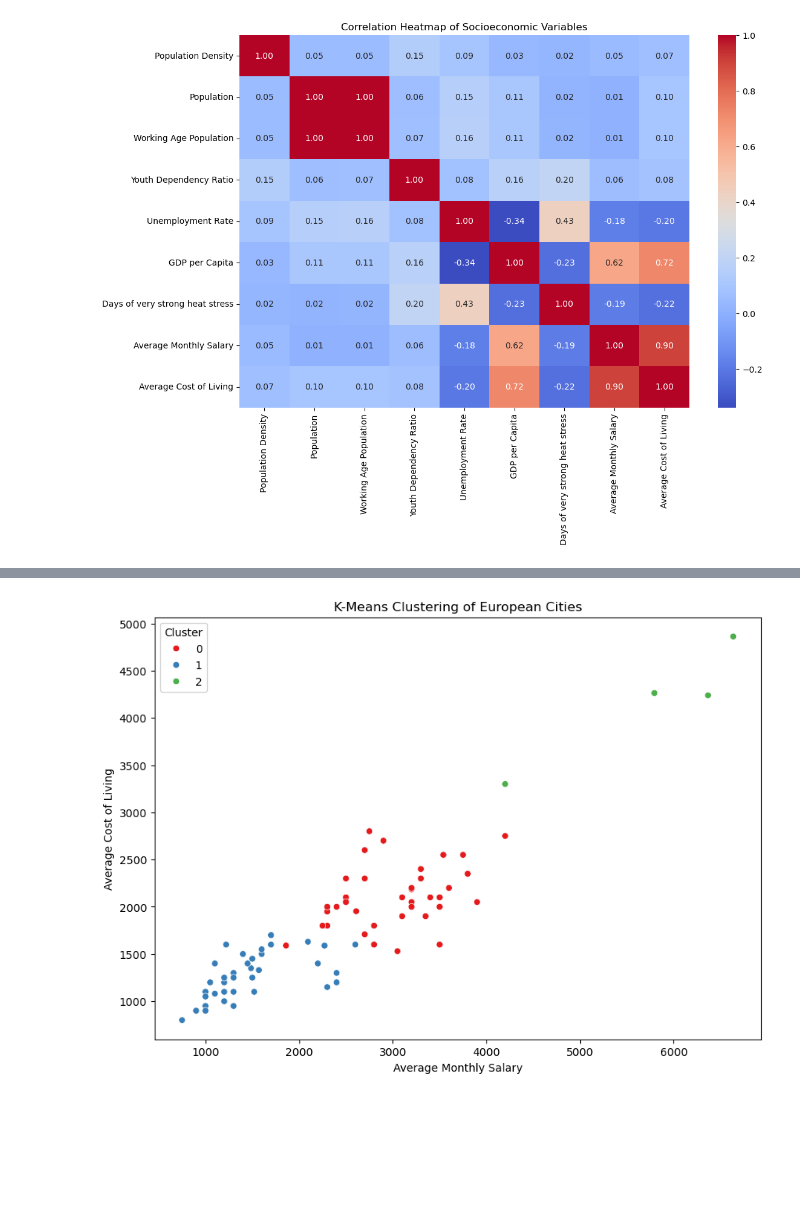
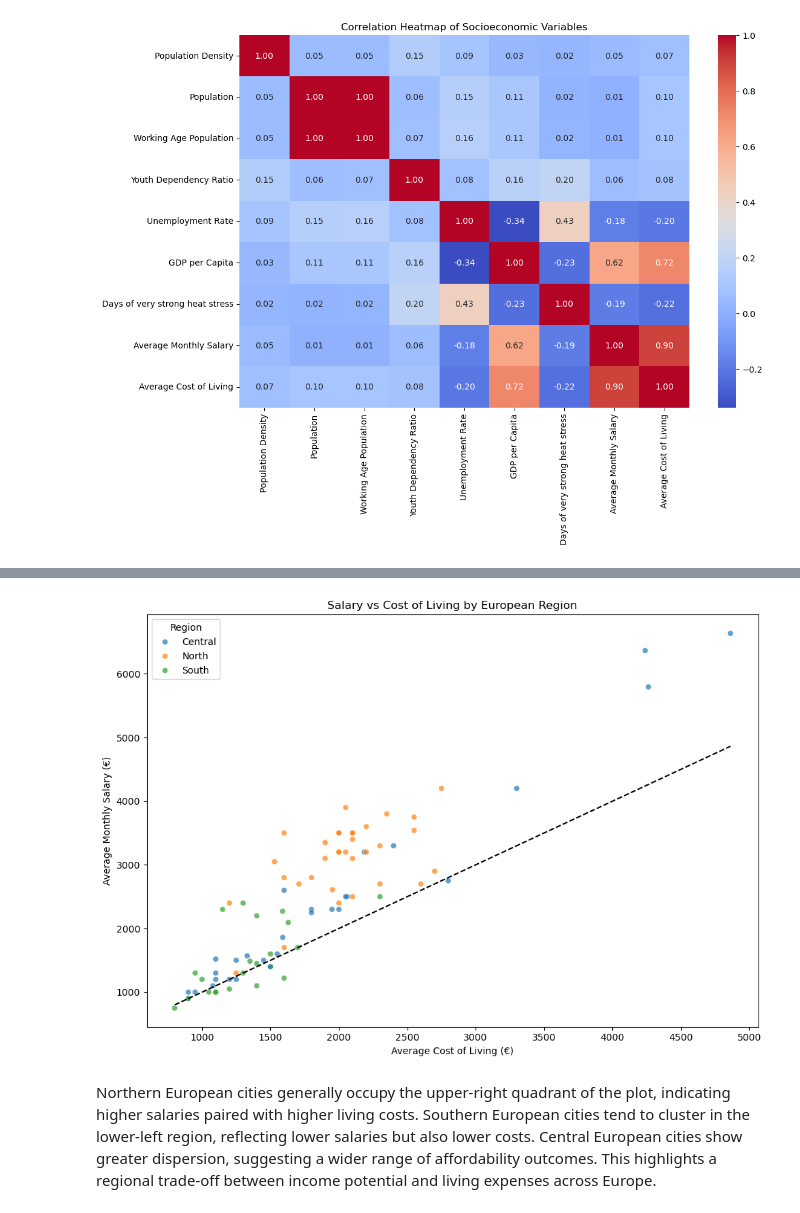
Before and after one commit to UniProjects171/Programming-for-Data-Science, a Jupyter notebook: Project_PDS.ipynb, the cells around one changed output, grey strips where cells are left out. Cells and saved outputs as stored; diff of their text form; code cells hidden in the pictures; blank space fills up the shorter version.

```diff
--- a/Project_PDS.ipynb
+++ b/Project_PDS.ipynb
@@ -526,18 +460,11 @@ plt.show()
 # %%
-
 #insight 2
-
-
-data["Salary_to_Cost_Ratio"] = data["Average Monthly Salary"] / data["Average Cost of Living"]
-
-
 plt.figure(figsize=(8,5))
 sns.histplot(data["Salary_to_Cost_Ratio"], kde=True, bins=15)
+plt.axvline(1, linestyle="--", color="black")
 plt.title("Distribution of Salary-to-Cost Ratio")
 plt.xlabel("Salary / Cost of Living")
 plt.ylabel("Number of Cities")
+plt.tight_layout()
 plt.show()
-
-
-data[["City", "Salary_to_Cost_Ratio"]].sort_values(by="Salary_to_Cost_Ratio", ascending=False).head()
 # %% [output]
@@ -678,7 +614,0 @@ scrape_with_relaxed_search('Madrid')
-# %%
-def find_city_page_force(city):
-    url = f"https://en.wikipedia.org/wiki/{city.replace(' ', '_')}"
-    return url
-lat, lon = get_coordinates(find_city_page_force("Madrid"))
-print(lat, lon)
-data.loc[data['City'] == 'Madrid', ['Latitude','Longitude']] = [lat, lon]
@@ -910,13 +857,26 @@ cluster_features["City"] = data.loc[cluster_features.index, "City"]
 # %%
-plt.figure(figsize=(10,7))
+plt.figure(figsize=(10, 7))
 sns.scatterplot(
-    data=cluster_features,
-    x="Average Monthly Salary",
-    y="Average Cost of Living",
-    hue="Cluster",
-    palette="Set1"
+    data=data,
+    x="Average Cost of Living",
+    y="Average Monthly Salary",
+    hue="Region",
+    alpha=0.7
 )
-plt.title("K-Means Clustering of European Cities")
+
+plt.plot(
+    [data["Average Cost of Living"].min(), data["Average Cost of Living"].max()],
+    [data["Average Cost of Living"].min(), data["Average Cost of Living"].max()],
+    linestyle="--",
+    color="black"
+)
+
+plt.xlabel("Average Cost of Living (€)")
+plt.ylabel("Average Monthly Salary (€)")
+plt.title("Salary vs Cost of Living by European Region")
+plt.tight_layout()
 plt.show()
 # %% [output]
-[figure, old version]
+[figure, new version]
+# %% [markdown]
+Northern European cities generally occupy the upper-right quadrant of the plot, indicating higher salaries paired with higher living costs. Southern European cities tend to cluster in the lower-left region, reflecting lower salaries but also lower costs. Central European cities show greater dispersion, suggesting a wider range of affordability outcomes. This highlights a regional trade-off between income potential and living expenses across Europe.
```
Also changed, not shown: parts of 83 cells of this notebook, 2 other files.
